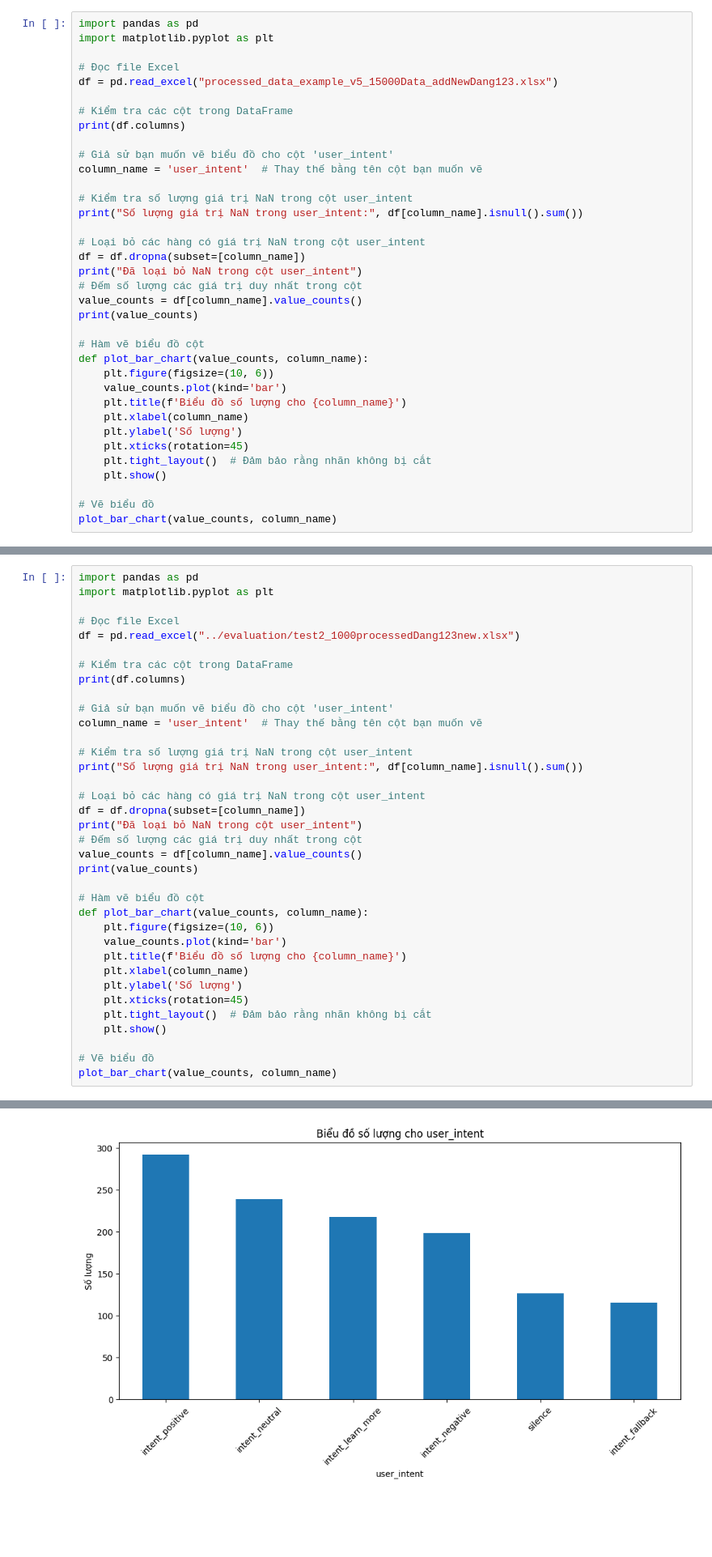
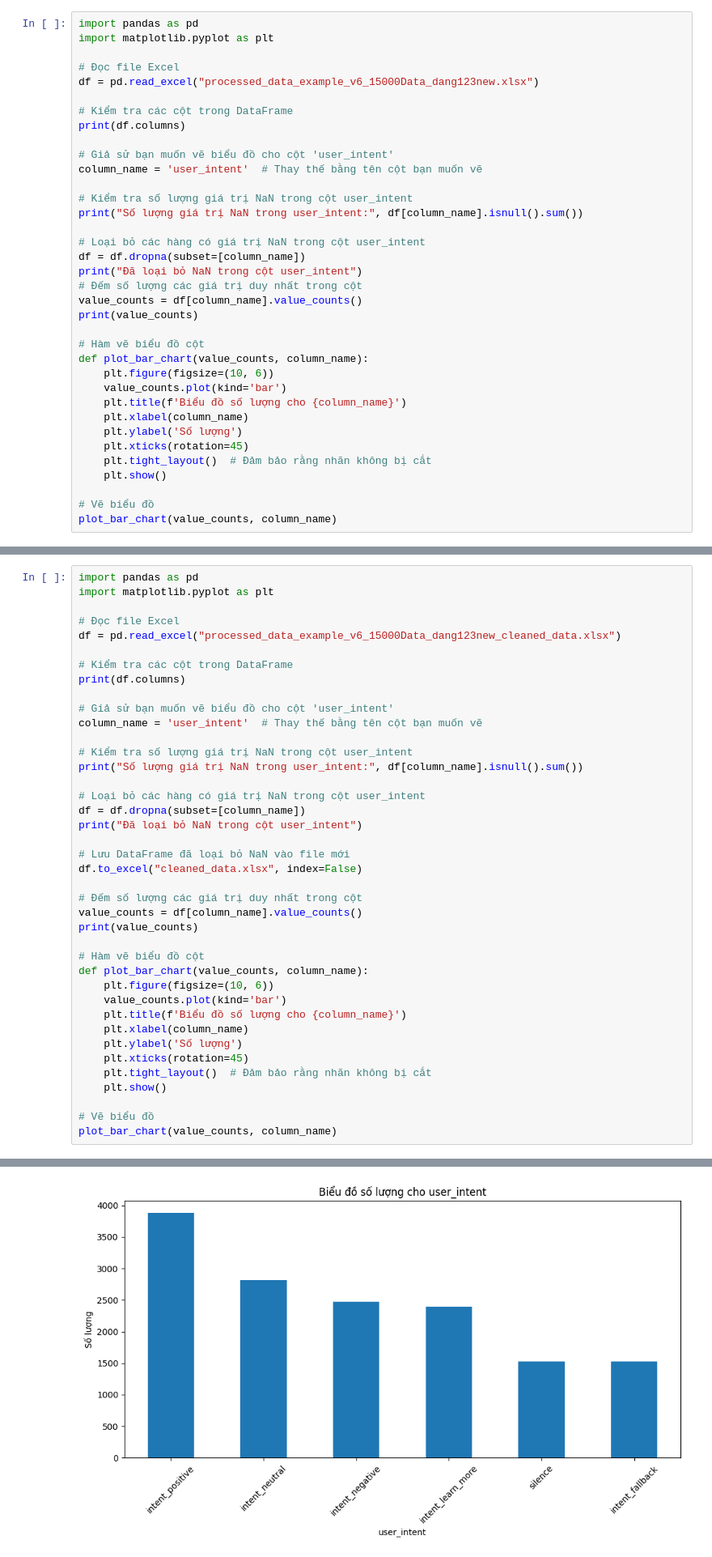
Before and after one commit to DoanNgocCuong/MiniProd_NLP2_IntentClassification_MappingFastResponse_T1_2025_StepUpEducation, a Jupyter notebook: src/processed_data/EDA.ipynb, the cells around one changed output, grey strips where cells are left out. Shown: that part at 81% size. Drawn from its saved outputs; the diff is of its cells as text; blank space fills up the shorter version.

```diff
--- a/src/processed_data/EDA.ipynb
+++ b/src/processed_data/EDA.ipynb
@@ -282,7 +282,7 @@ import pandas as pd
 import matplotlib.pyplot as plt
 
 # Đọc file Excel
-df = pd.read_excel("processed_data_example_v5_15000Data_addNewDang123.xlsx")
+df = pd.read_excel("processed_data_example_v6_15000Data_dang123new.xlsx")
 
 # Kiểm tra các cột trong DataFrame
 print(df.columns)
@@ -371,7 +377,7 @@ import pandas as pd
 import matplotlib.pyplot as plt
 
 # Đọc file Excel
-df = pd.read_excel("../evaluation/test2_1000processedDang123new.xlsx")
+df = pd.read_excel("processed_data_example_v6_15000Data_dang123new_cleaned_data.xlsx")
 
 # Kiểm tra các cột trong DataFrame
 print(df.columns)
@@ -385,6 +391,10 @@ print("Số lượng giá trị NaN trong user_intent:", df[column_name].isnull(
 # Loại bỏ các hàng có giá trị NaN trong cột user_intent
 df = df.dropna(subset=[column_name])
 print("Đã loại bỏ NaN trong cột user_intent")
+
+# Lưu DataFrame đã loại bỏ NaN vào file mới
+df.to_excel("cleaned_data.xlsx", index=False)
+
 # Đếm số lượng các giá trị duy nhất trong cột
 value_counts = df[column_name].value_counts()
 print(value_counts)
@@ -418,2 +426,2 @@ intent_fallback      116
 Name: count, dtype: int64
-[figure, old version]
+[figure, new version]
```
Also changed, not shown: parts of 3 cells of this notebook, 8 other files.
